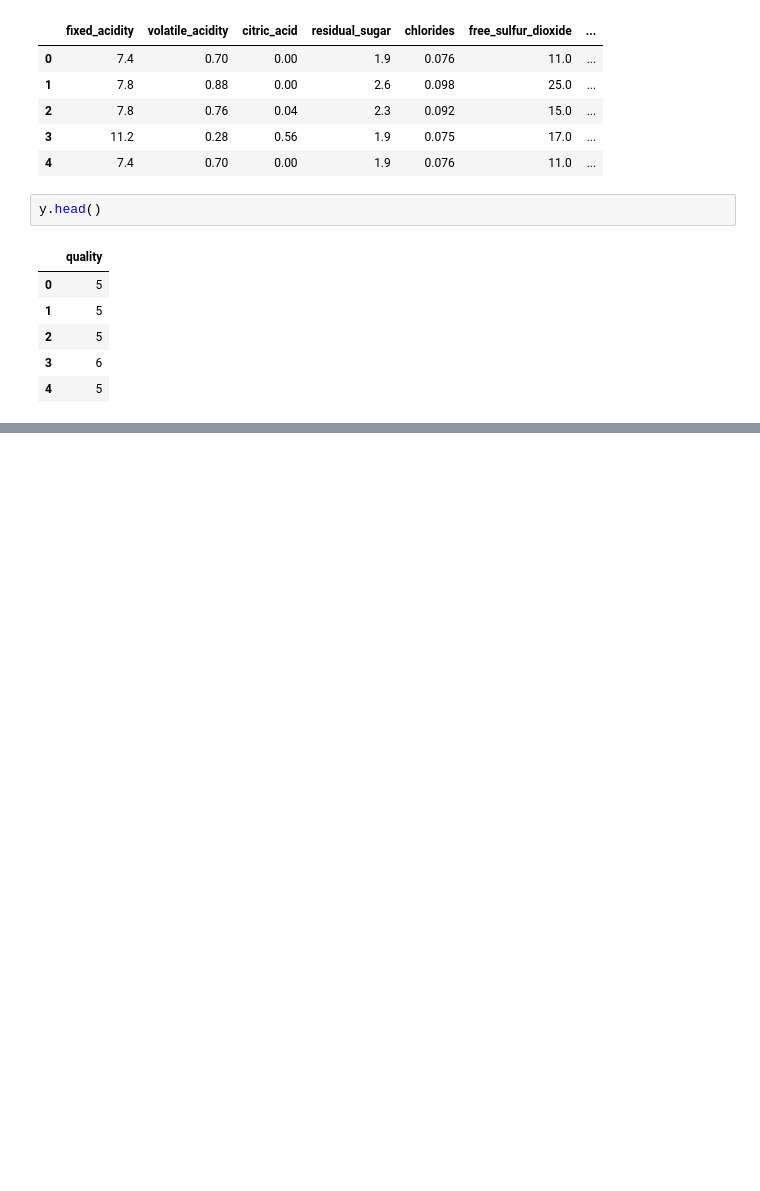
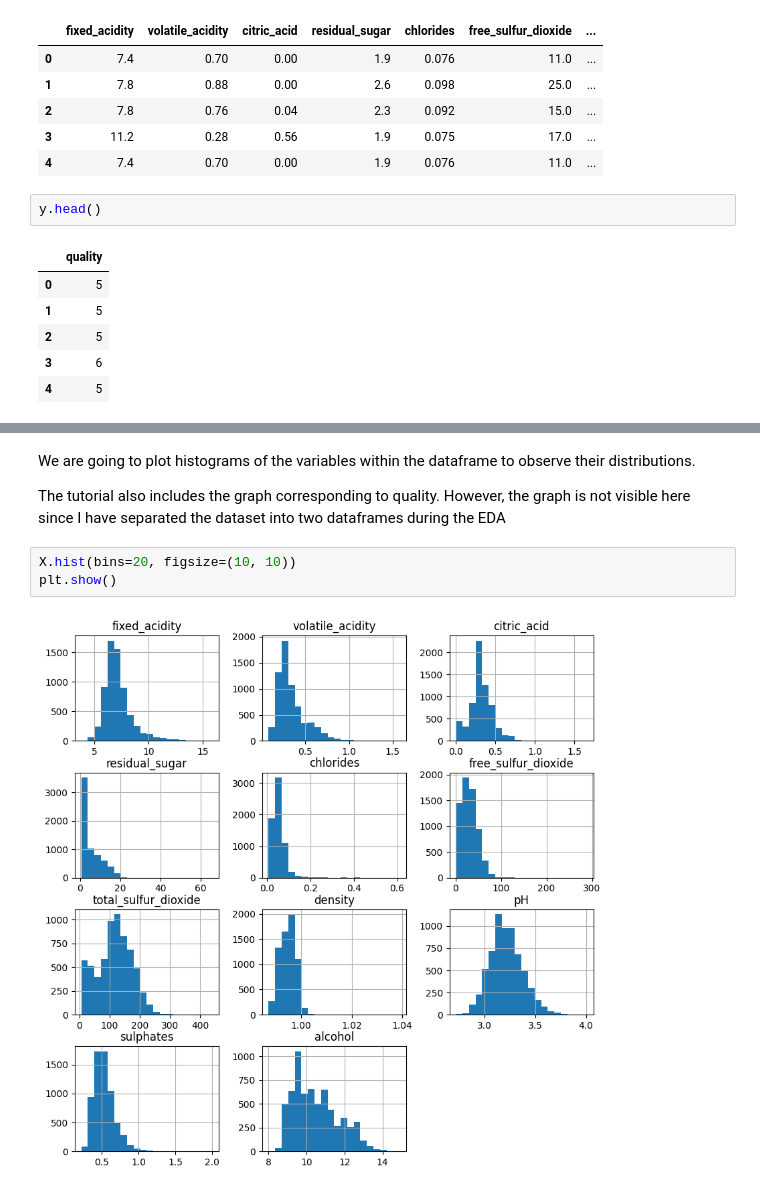
Before and after one commit to IreneCarrasco/AI_and_ML_projects, a Jupyter notebook: Wine_Quality_Prediction_ML.ipynb, the cells around one changed output, grey strips where cells are left out. Drawn from its saved outputs; the diff is of its cells as text; blank space fills up the shorter version.

```diff
--- a/Wine_Quality_Prediction_ML.ipynb
+++ b/Wine_Quality_Prediction_ML.ipynb
@@ -94,0 +146,9 @@ y.head()
+# %% [markdown]
+We are going to plot histograms of the variables within the dataframe to observe their distributions.
+
+The tutorial also includes the graph corresponding to quality. However, the graph is not visible here since I have separated the dataset into two dataframes during the EDA
+# %%
+X.hist(bins=20, figsize=(10, 10))
+plt.show()
+# %% [output]
+[figure, added]
```
Also changed, not shown: parts of 32 cells of this notebook.
